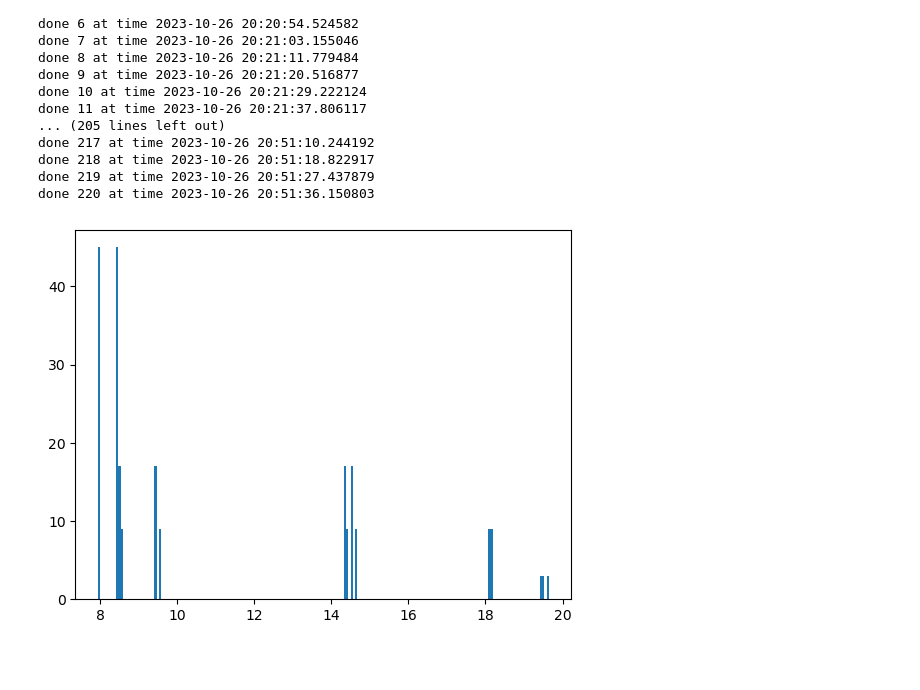
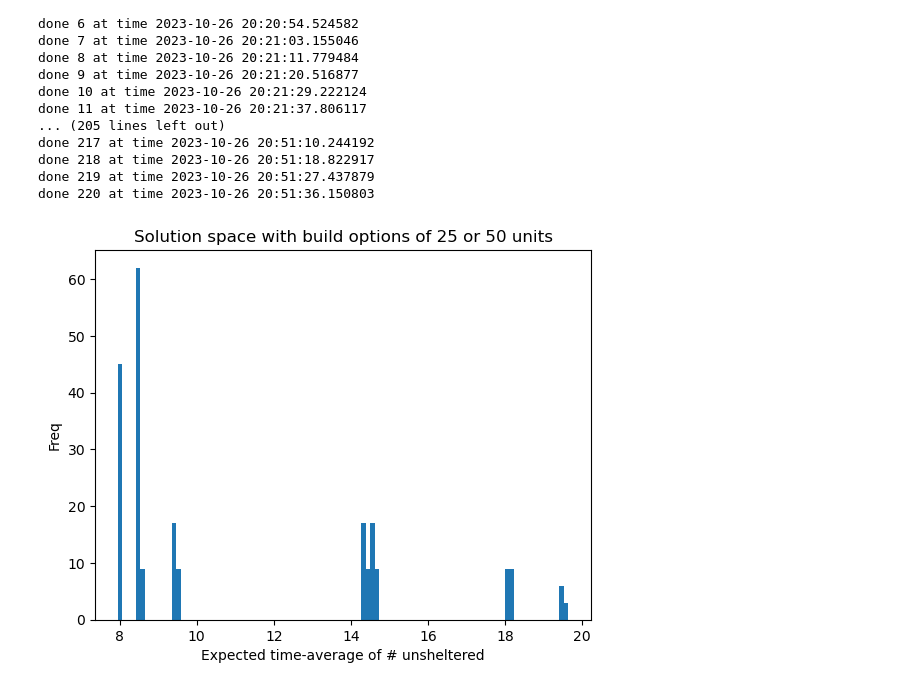
Before and after one commit to grahamburgess3/homeless_services, a Jupyter notebook: 03_simulation_optimisation.ipynb, the cells around one changed output. Cells and saved outputs as stored; diff of their text form; code cells hidden in the pictures; blank space fills up the shorter version.

```diff
--- a/03_simulation_optimisation.ipynb
+++ b/03_simulation_optimisation.ipynb
@@ -272,7 +282,17 @@ done 218 at time 2023-10-26 20:51:18.822917
 done 219 at time 2023-10-26 20:51:27.437879
 done 220 at time 2023-10-26 20:51:36.150803
 # %%
-plt.hist(outputs1,200)
+# Creating histogram
+fig, ax = plt.subplots(1, 1)
+ax.hist(outputs1, 100)
+
+# Set title
+ax.set_title("Solution space with build options of 25 or 50 units")
+
+# adding labels
+ax.set_xlabel('Expected time-average of # unsheltered')
+ax.set_ylabel('Freq')
+
 plt.show()
 # %% [output]
-[figure, old version]
+[figure, new version]
```
Also changed, not shown: parts of 5 cells of this notebook.
